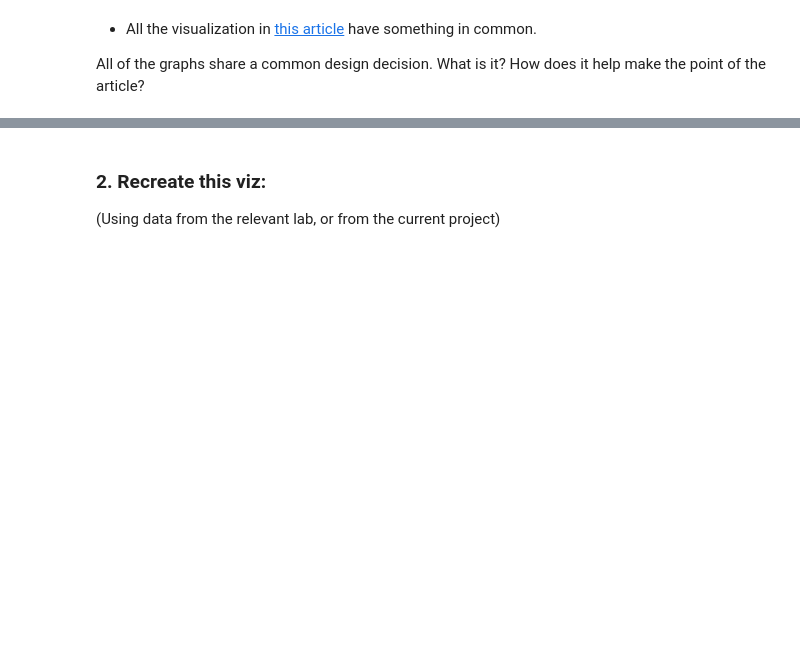
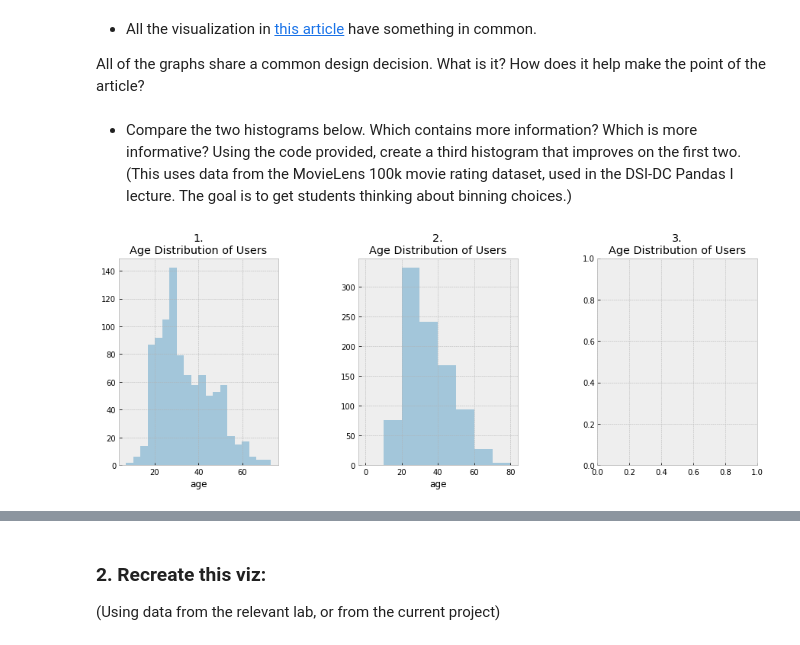
Before and after one commit to bpshaver/Misc-Educational-Materials, a Jupyter notebook: Viz-Exercises.ipynb, the cells around one changed output, grey strips where cells are left out. Cells and saved outputs as stored; diff of their text form; code cells hidden in the pictures; blank space fills up the shorter version.

```diff
--- a/Viz-Exercises.ipynb
+++ b/Viz-Exercises.ipynb
@@ -22,3 +27,23 @@ Work works with this visualization and what doesn't?
 * All the visualization in [this article](https://fivethirtyeight.com/features/lionel-messi-is-impossible/) have something in common.
 
 All of the graphs share a common design decision. What is it? How does it help make the point of the article?
+# %% [markdown]
+* Compare the two histograms below. Which contains more information? Which is more informative? Using the code provided, create a third histogram that improves on the first two. (This uses data from the MovieLens 100k movie rating dataset, used in the DSI-DC Pandas I lecture. The goal is to get students thinking about binning choices.)
+# %%
+users = pd.read_table('https://raw.githubusercontent.com/josephofiowa/DAT8/master/data/u.user', sep='|')
+
+with plt.style.context(('bmh')):
+    fig = plt.figure(figsize=(15,5))
+    plt.subplot(1,3,1)
+    sns.distplot(users['age'], kde=False, bins=20)
+    plt.title('1.\nAge Distribution of Users')
+    plt.subplot(1,3,2)
+    sns.distplot(users['age'], kde=False, bins=[0,10,20,30,40,50,60,70,80])
+    plt.title('2.\nAge Distribution of Users')
+    plt.subplot(1,3,3)
+    # Your code goes here:
+#     sns.distplot(users['age'])
+    plt.title('3.\nAge Distribution of Users')
+    fig.subplots_adjust(wspace=.5)
+# %% [output]
+[figure, added]
```
Also changed, not shown: parts of 5 cells of this notebook.
